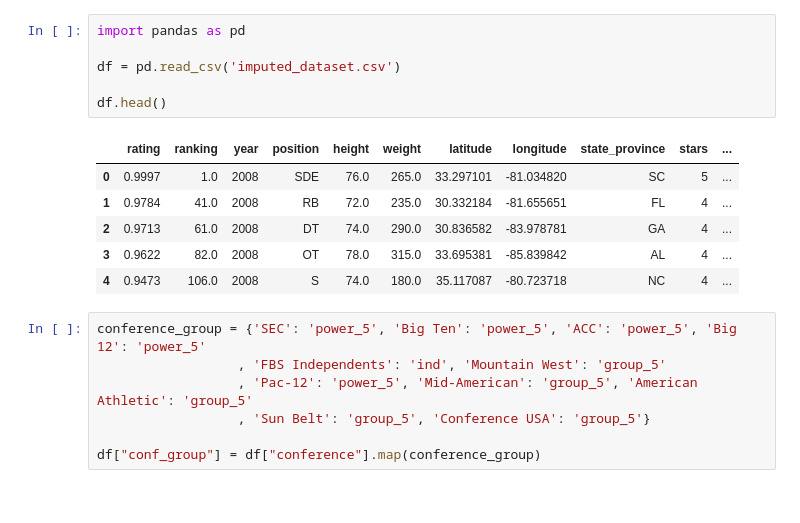
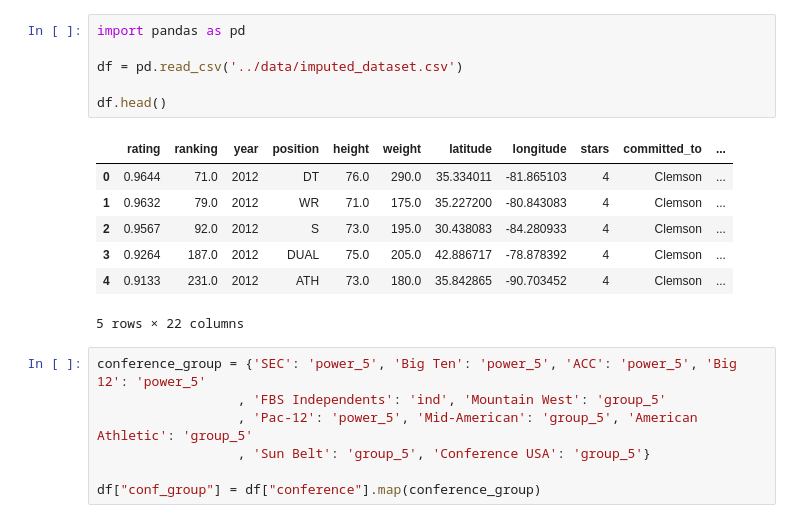
Before and after one commit to chrismca13/CFB_draft_propensity, a Jupyter notebook: notebooks/Unsupervised_expl.ipynb, the cells around one changed output. Saved outputs shown, nothing was run; the diff lists cells and outputs as text.

```diff
--- a/notebooks/Unsupervised_expl.ipynb
+++ b/notebooks/Unsupervised_expl.ipynb
@@ -1,16 +1,17 @@
 # %%
 import pandas as pd
 
-df = pd.read_csv('imputed_dataset.csv')
+df = pd.read_csv('../data/imputed_dataset.csv')
 
 df.head()
 # %% [output]
-|  | rating | ranking | year | position | height | weight | latitude | longitude | state_province | stars | ... |
-| 0 | 0.9997 | 1.0 | 2008 | SDE | 76.0 | 265.0 | 33.297101 | -81.034820 | SC | 5 | ... |
-| 1 | 0.9784 | 41.0 | 2008 | RB | 72.0 | 235.0 | 30.332184 | -81.655651 | FL | 4 | ... |
-| 2 | 0.9713 | 61.0 | 2008 | DT | 74.0 | 290.0 | 30.836582 | -83.978781 | GA | 4 | ... |
-| 3 | 0.9622 | 82.0 | 2008 | OT | 78.0 | 315.0 | 33.695381 | -85.839842 | AL | 4 | ... |
-| 4 | 0.9473 | 106.0 | 2008 | S | 74.0 | 180.0 | 35.117087 | -80.723718 | NC | 4 | ... |
+|  | rating | ranking | year | position | height | weight | latitude | longitude | stars | committed_to | ... |
+| 0 | 0.9644 | 71.0 | 2012 | DT | 76.0 | 290.0 | 35.334011 | -81.865103 | 4 | Clemson | ... |
+| 1 | 0.9632 | 79.0 | 2012 | WR | 71.0 | 175.0 | 35.227200 | -80.843083 | 4 | Clemson | ... |
+| 2 | 0.9567 | 92.0 | 2012 | S | 73.0 | 195.0 | 30.438083 | -84.280933 | 4 | Clemson | ... |
+| 3 | 0.9264 | 187.0 | 2012 | DUAL | 75.0 | 205.0 | 42.886717 | -78.878392 | 4 | Clemson | ... |
+| 4 | 0.9133 | 231.0 | 2012 | ATH | 73.0 | 180.0 | 35.842865 | -90.703452 | 4 | Clemson | ... |
+5 rows × 22 columns
 # %%
 conference_group = {'SEC': 'power_5', 'Big Ten': 'power_5', 'ACC': 'power_5', 'Big 12': 'power_5'
                   , 'FBS Independents': 'ind', 'Mountain West': 'group_5'
```
Also changed, not shown: parts of 6 cells of this notebook.
